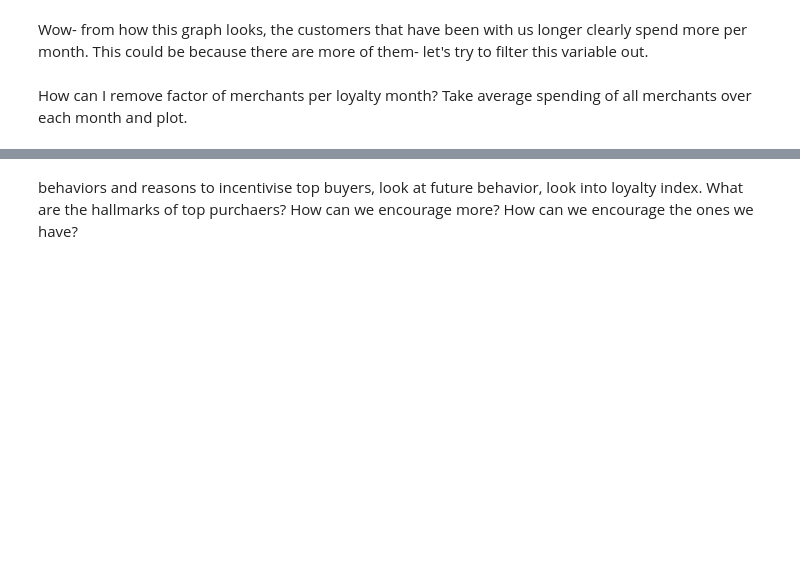
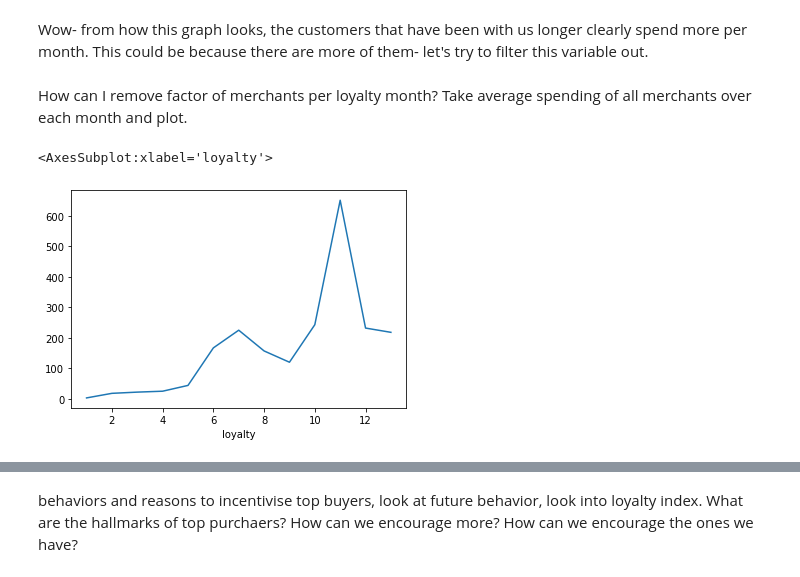
Before and after one commit to graceflitsch/DataScience, a Jupyter notebook: GNB3.ipynb, the cells around one changed output, grey strips where cells are left out. Cells and saved outputs as stored; diff of their text form; code cells hidden in the pictures; blank space fills up the shorter version.

```diff
--- a/GNB3.ipynb
+++ b/GNB3.ipynb
@@ -303,7 +303,7 @@ merchants.sample(10)
 # %% [markdown]
 How can we use this to find the top merchants over time? I want to find their total spending and divide it over the time they've been a customer. lets make a new dataframe to better prepare for this.
 # %%
-dfmerch = baskets.groupby(['merchant_id']).agg({'spent': 'sum', 'month_order': 'min', 'order_id':'nunique'})
+dfmerch = baskets.groupby(['merchant_id']).agg({'spent': 'sum', 'month_order': 'min', 'order_id':'nunique'}).reset_index()
 # %%
 dfmerch.sample(10)
 # %% [output]
@@ -403,4 +382,2 @@ baskets = baskets.drop(baskets[baskets['merchant_id'] == 2084].index)
-# %%
-dfmerch = dfmerch.drop(2084)
 # %% [markdown]
 Re-run top 5.
@@ -444,2 +390,0 @@ baskets = baskets.drop(baskets[baskets['merchant_id']==12].index)
-# %%
-dfmerch = dfmerch.drop(12)
@@ -484,3 +406,8 @@ dfmerch.groupby(by ='loyalty')['avgspent'].sum().plot()
 Wow- from how this graph looks, the customers that have been with us longer clearly spend more per month. This could be because there are more of them- let's try to filter this variable out.
 # %% [markdown]
 How can I remove factor of merchants per loyalty month? Take average spending of all merchants over each month and plot.
+# %%
+dfmerch.groupby(by ='loyalty').size().plot()
+# %% [output]
+<AxesSubplot:xlabel='loyalty'>
+[figure, added]
```
Also changed, not shown: parts of 25 cells of this notebook.
